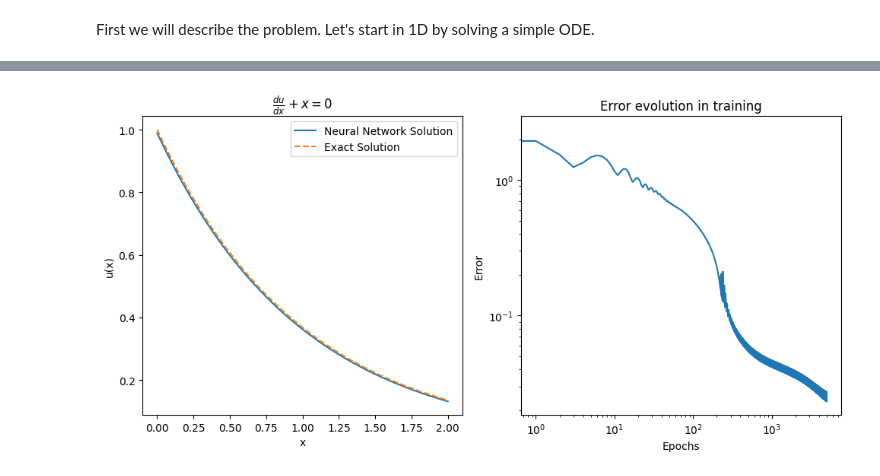
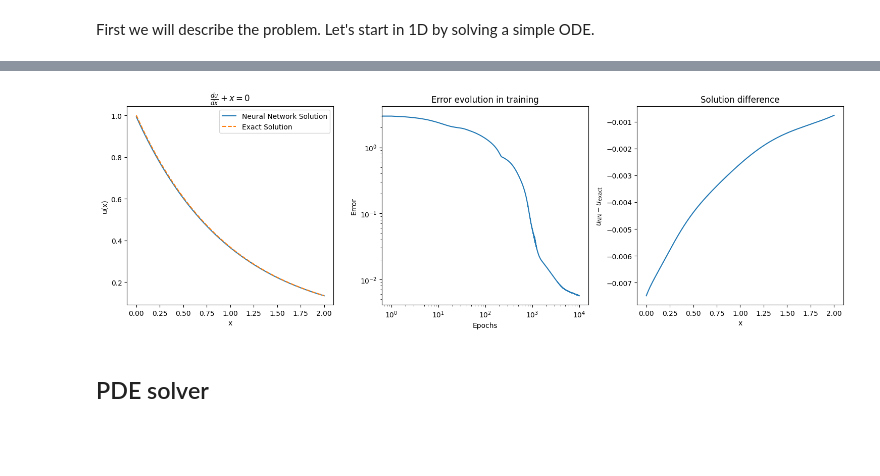
Before and after one commit to SavvasPitsi/ML_the_atom, a Jupyter notebook: Exploration.ipynb, the cells around one changed output, grey strips where cells are left out. Cells and saved outputs as stored; diff of their text form; code cells hidden in the pictures; blank space fills up the shorter version.

```diff
--- a/Exploration.ipynb
+++ b/Exploration.ipynb
@@ -17,17 +20,17 @@ First we will describe the problem. Let's start in 1D by solving a simple ODE.
 # Model class
 class ODESolver(nn.Module):
     """
-     A simple neural network that fits an ODE solution
+     A simple deep neural network that fits an ODE solution
     """
-    def __init__(self, width = 10):
+    def __init__(self, inp = 2, width = 10):
         # super of what? Of this class, call the constructor of the parent class of ODESolver -> nn.Module
         super(ODESolver, self).__init__()
         self.myNet = nn.Sequential(
-            nn.Linear(1,width), #Entry point, 1D function
+            nn.Linear(inp, width), #Entry point, 1D function
             nn.Tanh(),       #Activation function
             nn.Linear(width,width),
             nn.Tanh(),
-            nn.Linear(width,1) # Output layer
+            nn.Linear(width, 1) # Output layer
         )
 
     # forwards propagate in the network
@@ -35,7 +38,7 @@ class ODESolver(nn.Module):
         return self.myNet(x)
 # %%
 # Custom loss function for unsupervised learning
-def lossFunction(model : nn.Module, x : torch.Tensor):
+def lossFunctionODE(model : nn.Module, x : torch.Tensor):
 
     x.requires_grad = True
     prediction = model(x)
@@ -45,18 +48,18 @@ def lossFunction(model : nn.Module, x : torch.Tensor):
     boundary_loss = (model(torch.tensor([[0.0]])) - 1) ** 2 #initial condition
     return domain_loss + boundary_loss
 # %%
-model = ODESolver(5)  # Initialize the model
+model = ODESolver(inp = 1, width = 5)  # Initialize the model
 #optimizer = torch.optim.LBFGS(model.parameters())  # LBFGS optimizer with lr = 1, needs special 'step' treatment
-optimizer = torch.optim.Adam(model.parameters(), lr=0.005)
+optimizer = torch.optim.Adam(model.parameters(), lr=0.001)
 
 # Training loop
-x_train = torch.linspace(0, 2, 100).view(-1,1) # reshapes the 1D tensor to a (N,1), to enable parallel calculation and proper model feeding
+x_train = torch.linspace(0, 2, 200).view(-1,1) # reshapes the 1D tensor to a (N,1), to enable parallel calculation and proper model feeding
 errors = []
-epochs = 5000
+epochs = 10000
 freq = 100
 for epoch in range(epochs+1):
     optimizer.zero_grad()  # Reset gradients
-    loss = lossFunction(model, x_train)  # Compute loss
+    loss = lossFunctionODE(model, x_train)  # Compute loss
     errors.append(loss.item())
     loss.backward()  # Compute gradients
     optimizer.step()  # Update model parameters
@@ -67,21 +70,29 @@ Epoch 5000, Loss: 0.024568490684032448
 # %%
 pred = model(x_train).detach().numpy()
 np_x = x_train.detach().numpy()
 exact = np.exp(-np_x)
 
-fig, (ax1, ax2) = plt.subplots(ncols=2, figsize=(10,5))
+fig, (ax1, ax2, ax3) = plt.subplots(ncols=3, figsize=(15,5))
 ax1.plot(np_x, pred, label="Neural Network Solution")
 ax1.plot(np_x, exact, label="Exact Solution", linestyle="dashed")
 ax1.legend()
 ax1.set_xlabel("x")
 ax1.set_ylabel("u(x)")
 ax1.set_title(r'$\frac{du}{dx} + x = 0$')
 
 ax2.loglog(np.array(errors))
 ax2.set_title("Error evolution in training")
 ax2.set_xlabel("Epochs")
 ax2.set_ylabel("Error")
+
+ax3.plot(np_x, pred-exact, label="Neural Network Solution")
+ax3.set_title("Solution difference")
+ax3.set_xlabel("x")
+ax3.set_ylabel(r'$u_\text{NN}-u_\text{exact}$')
+
 plt.tight_layout()
 plt.show()
 # %% [output]
-[figure, old version]
+[figure, new version]
+# %% [markdown]
+## PDE solver
```
Also changed, not shown: parts of 12 cells of this notebook.
